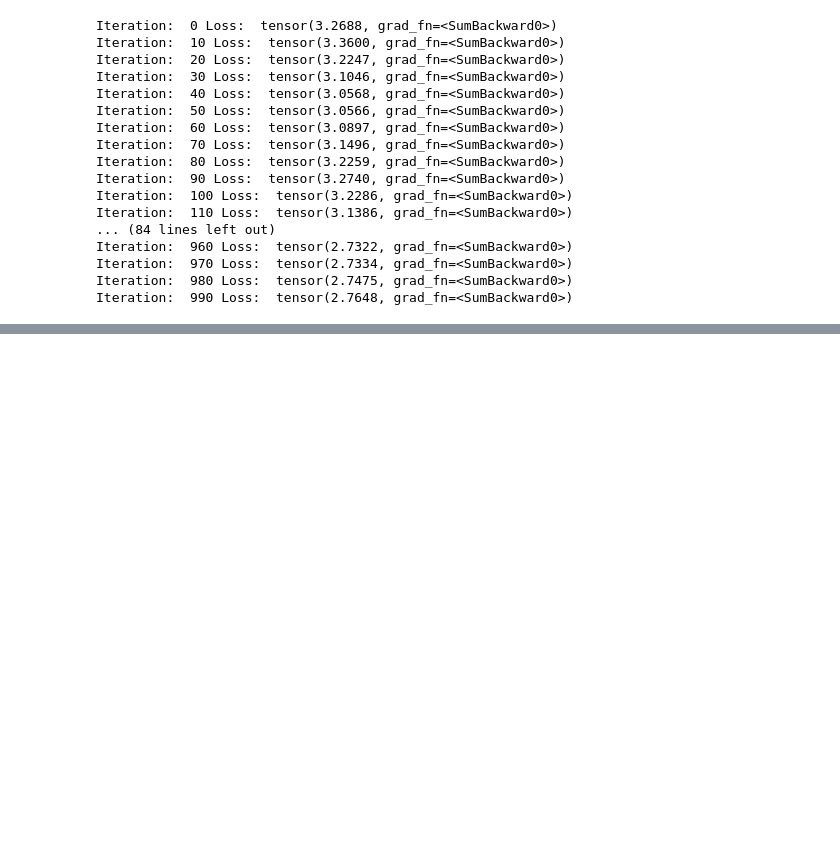
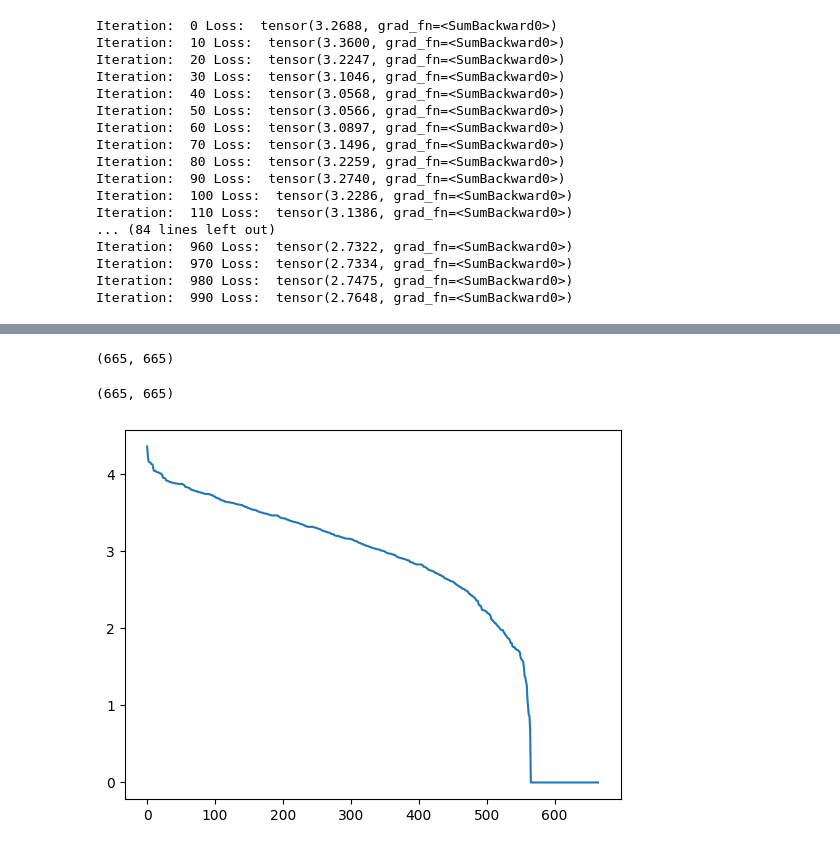
Before and after one commit to aidos-lab/neural-k-forms, a Jupyter notebook: visualising-eigenvectors.ipynb, the cells around one changed output, grey strips where cells are left out. Saved outputs shown, nothing was run; the diff lists cells and outputs as text; code cells hidden in the pictures; blank space fills up the shorter version.

```diff
--- a/visualising-eigenvectors.ipynb
+++ b/visualising-eigenvectors.ipynb
@@ -1106,0 +342,17 @@ plt.show()
+# %%
+# do an SVD on the boundary matrix
+U2, S2, V2 = np.linalg.svd(boundaries[1].todense())
+# %%
+U2.shape
+# %% [output]
+(665, 665)
+# %%
+U2.shape
+# %% [output]
+(665, 665)
+# %%
+# plot S2
+plt.plot(S2)
+plt.show()
+# %% [output]
+[figure, added]
```
Also changed, not shown: parts of 62 cells of this notebook, 23 other files.
